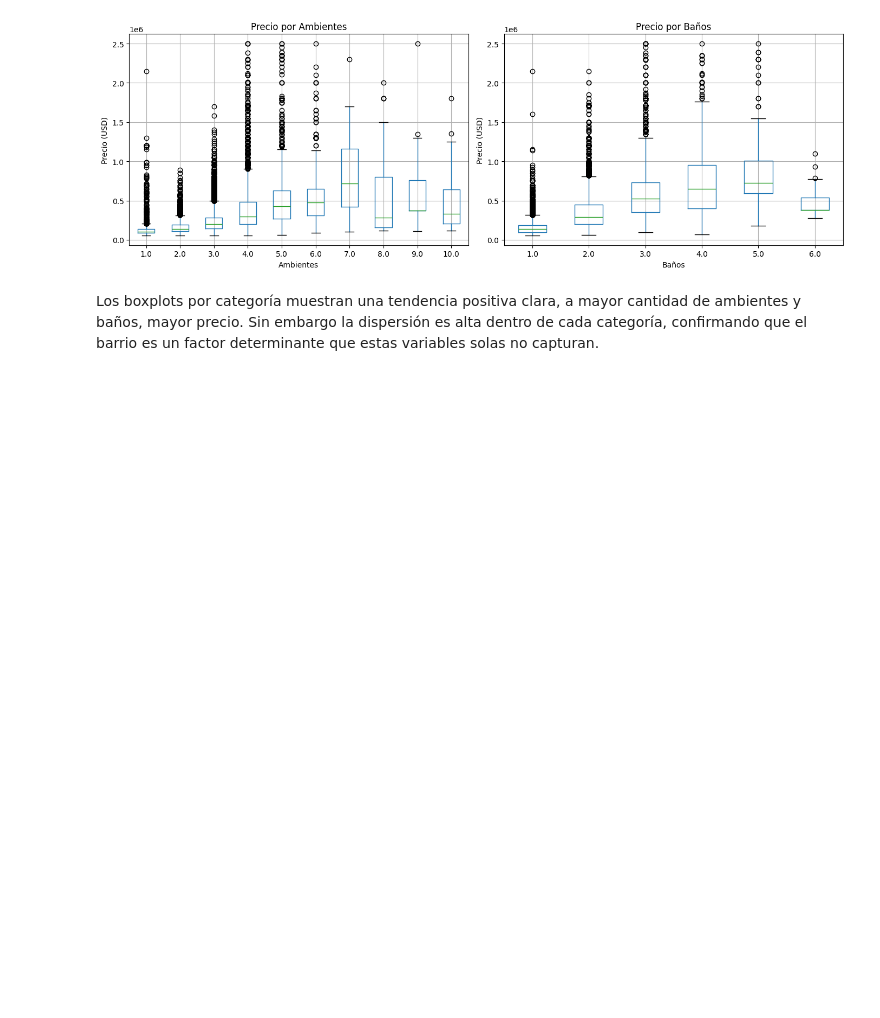
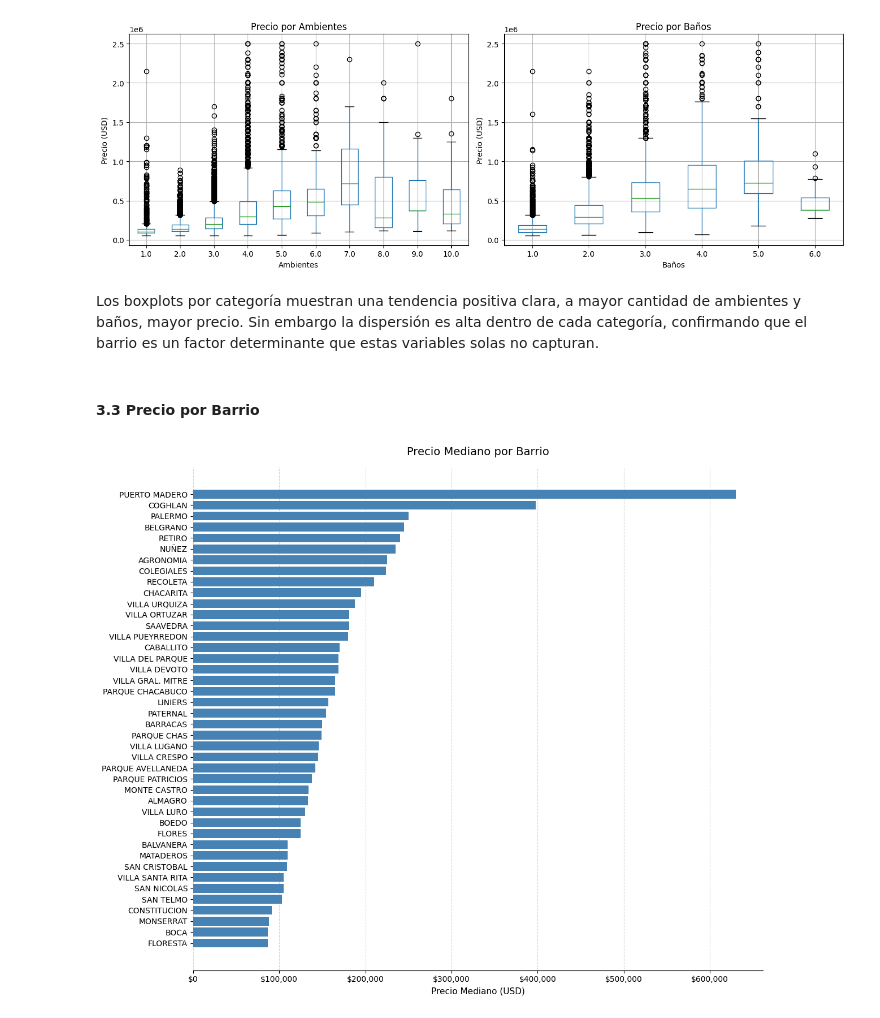
Before and after one commit to FacundoBerthet/precios-propiedades-caba, a Jupyter notebook: notebooks/03-eda.ipynb, the cells around one changed output. Drawn from its saved outputs; the diff is of its cells as text; code cells hidden in the pictures; blank space fills up the shorter version.

```diff
--- a/notebooks/03-eda.ipynb
+++ b/notebooks/03-eda.ipynb
@@ -256,3 +256,27 @@ plt.show()
 Los boxplots por categoría muestran una tendencia positiva clara, a mayor cantidad de ambientes y baños, mayor precio. Sin embargo
 la dispersión es alta dentro de cada categoría, confirmando que el barrio es un factor determinante que estas variables solas
 no capturan.
+# %% [markdown]
+#### 3.3 Precio por Barrio
+# %%
+precio_barrio = df.groupby("barrio")["precio"].median().sort_values(ascending=True)
+
+fig, ax = plt.subplots(figsize=(12, 10))
+ax.barh(precio_barrio.index, precio_barrio.values, color="steelblue", edgecolor="none")
+ax.set_title("Precio Mediano por Barrio", fontsize=14, pad=15)
+ax.set_xlabel("Precio Mediano (USD)", fontsize=11)
+ax.xaxis.set_major_formatter(plt.FuncFormatter(lambda x, p: f"${x:,.0f}"))
+
+# Sacar bordes innecesarios
+ax.spines["top"].set_visible(False)
+ax.spines["right"].set_visible(False)
+ax.spines["left"].set_visible(False)
+
+# Grilla suave
+ax.xaxis.grid(True, linestyle="--", alpha=0.5)
+ax.set_axisbelow(True)
+
+plt.tight_layout()
+plt.show()
+# %% [output]
+[figure, added]
```
Also changed, not shown: parts of 10 cells of this notebook.
